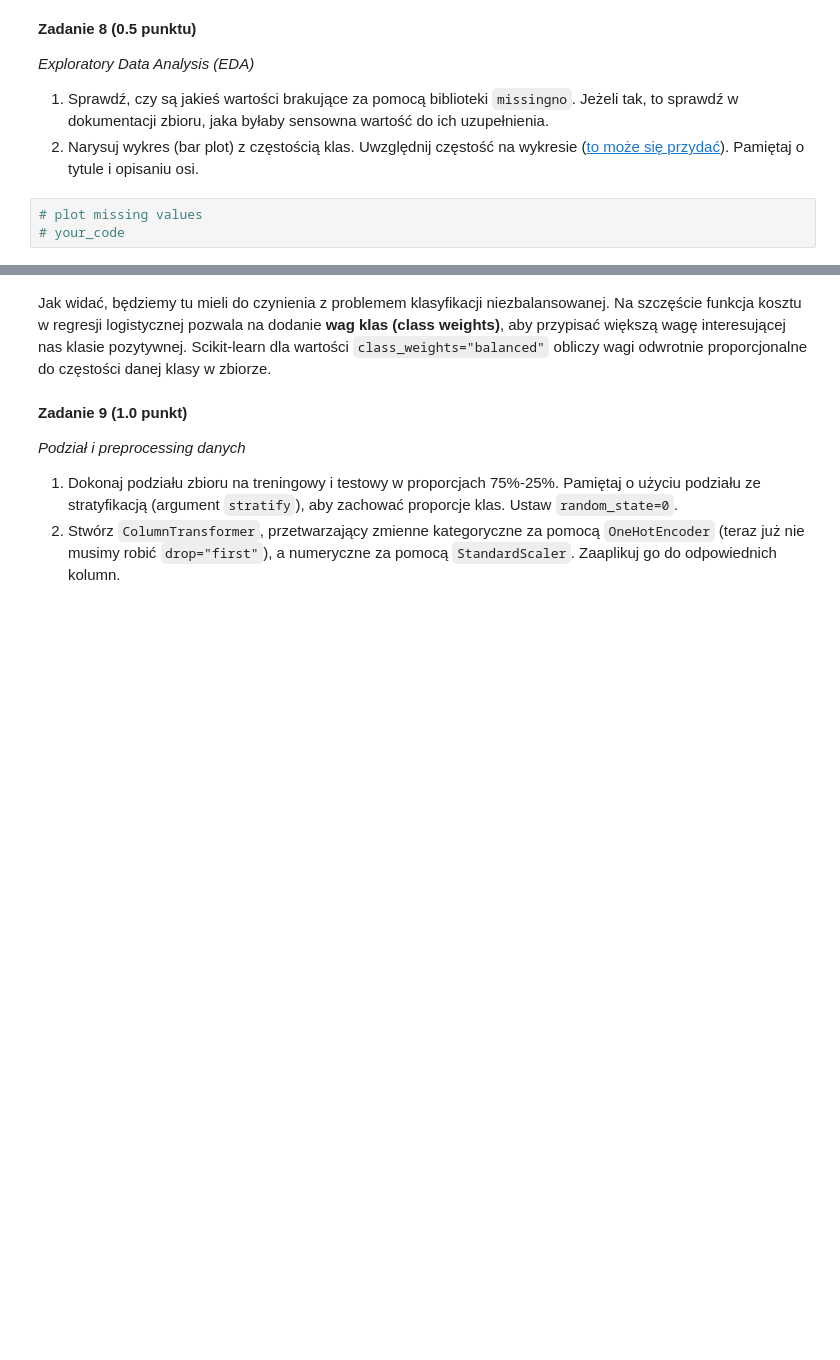
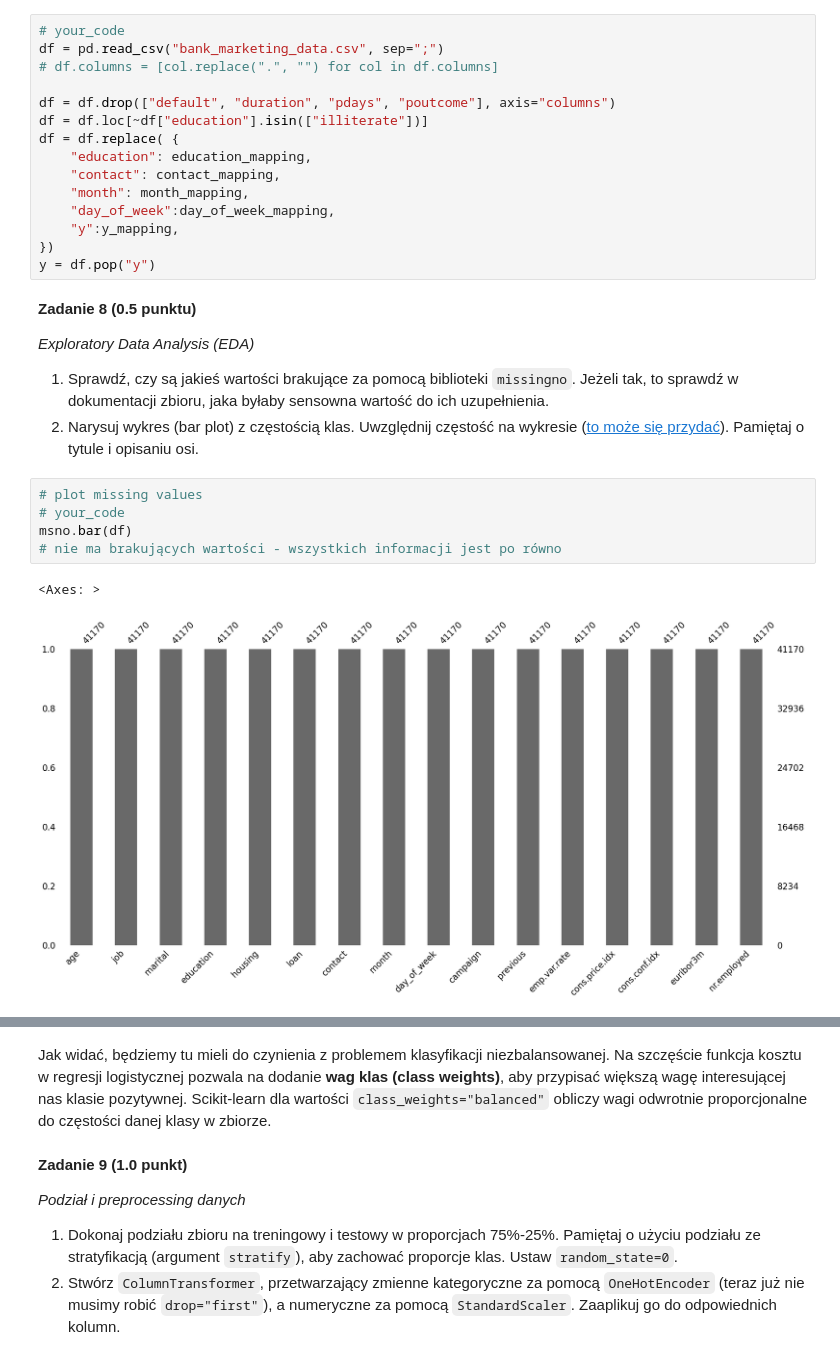
Before and after one commit to DroppedHard/sztuczna-inteligencja, a Jupyter notebook: lab1/lab_1.ipynb, the cells around one changed output, grey strips where cells are left out. Cells and saved outputs as stored; diff of their text form; blank space fills up the shorter version.

```diff
--- a/lab1/lab_1.ipynb
+++ b/lab1/lab_1.ipynb
@@ -1051,3 +1090,18 @@ y_mapping = {
+# %%
+# your_code
+df = pd.read_csv("bank_marketing_data.csv", sep=";")
+# df.columns = [col.replace(".", "") for col in df.columns]
+
+df = df.drop(["default", "duration", "pdays", "poutcome"], axis="columns")
+df = df.loc[~df["education"].isin(["illiterate"])]
+df = df.replace( {
+    "education": education_mapping,
+    "contact": contact_mapping,
+    "month": month_mapping,
+    "day_of_week":day_of_week_mapping,
+    "y":y_mapping,
+})
+y = df.pop("y")
 # %% [markdown]
 **Zadanie 8 (0.5 punktu)**
 
@@ -1058,6 +1112,11 @@ y_mapping = {
 # %%
 # plot missing values
 # your_code
+msno.bar(df)
+# nie ma brakujących wartości - wszystkich informacji jest po równo
+# %% [output]
+<Axes: >
+[figure, added]
 # %%
 # plot class frequencies
 # your_code
```
Also changed, not shown: parts of 14 cells of this notebook.
